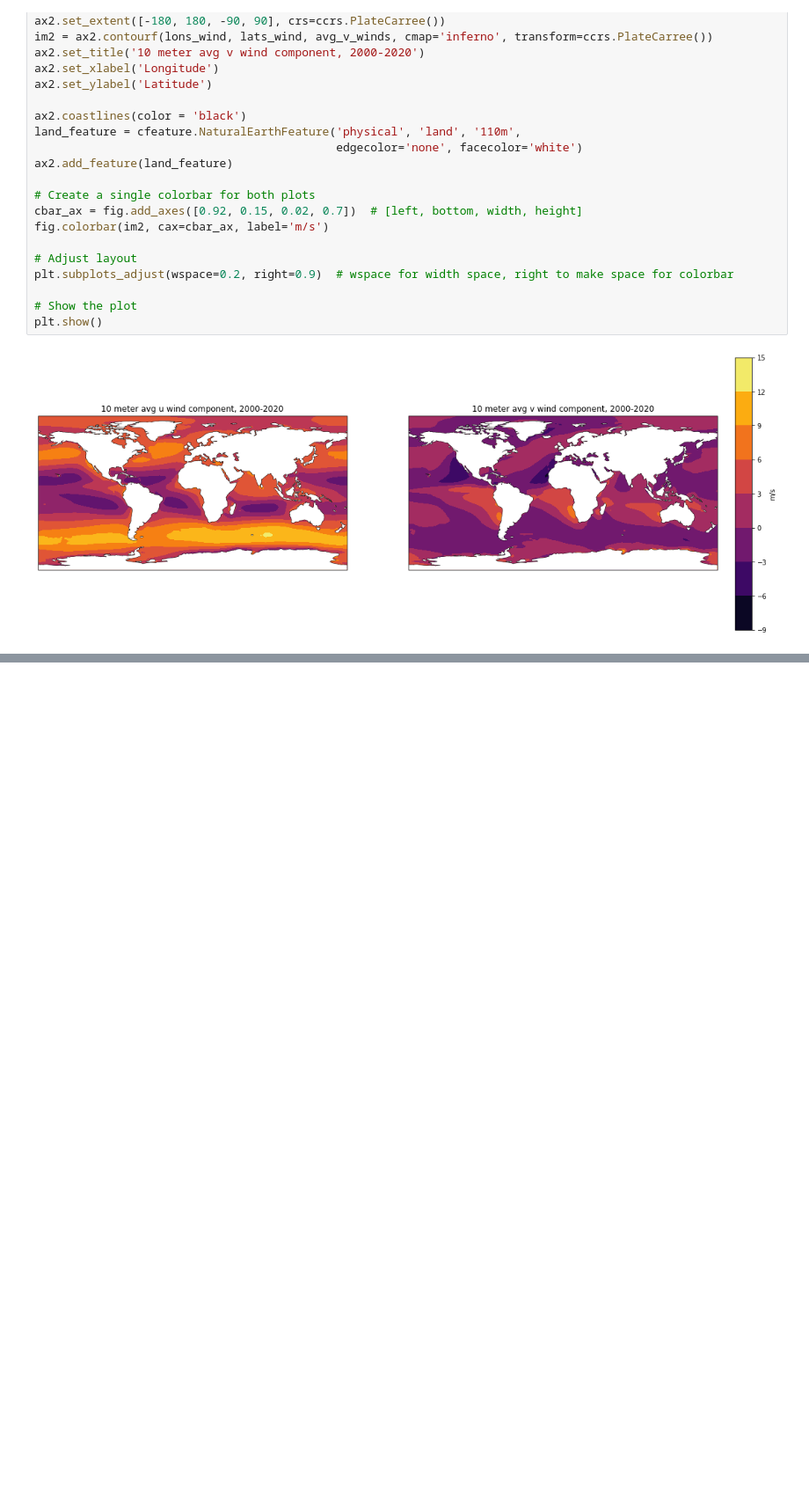
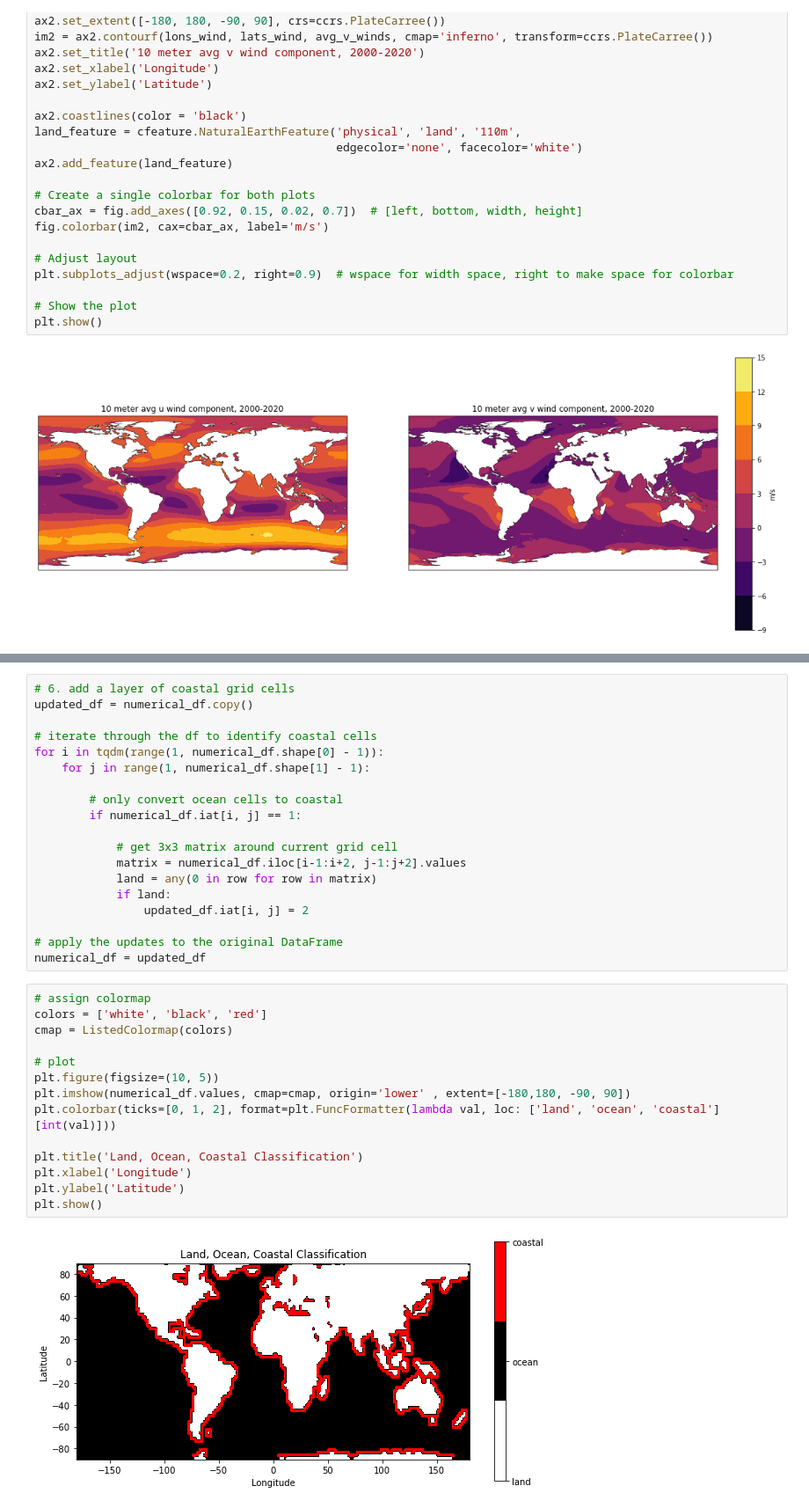
Before and after one commit to GHOpenonic/global-drifter-program, a Jupyter notebook: wind_connectivity/coastal_wind_cells.ipynb, the cells around one changed output, grey strips where cells are left out. Shown at 88% size. Saved outputs shown, nothing was run; the diff lists cells and outputs as text; blank space fills up the shorter version.

```diff
--- a/wind_connectivity/coastal_wind_cells.ipynb
+++ b/wind_connectivity/coastal_wind_cells.ipynb
@@ -217 +188,36 @@ plt.show()
+# %%
+# 6. add a layer of coastal grid cells
+updated_df = numerical_df.copy()
+
+# iterate through the df to identify coastal cells
+for i in tqdm(range(1, numerical_df.shape[0] - 1)):
+    for j in range(1, numerical_df.shape[1] - 1):
+
+        # only convert ocean cells to coastal
+        if numerical_df.iat[i, j] == 1:
+
+            # get 3x3 matrix around current grid cell
+            matrix = numerical_df.iloc[i-1:i+2, j-1:j+2].values
+            land = any(0 in row for row in matrix)
+            if land:
+                updated_df.iat[i, j] = 2
+
+# apply the updates to the original DataFrame
+numerical_df = updated_df
+# %%
+# assign colormap
+colors = ['white', 'black', 'red']
+cmap = ListedColormap(colors)
+
+# plot
+plt.figure(figsize=(10, 5))
+plt.imshow(numerical_df.values, cmap=cmap, origin='lower' , extent=[-180,180, -90, 90])
+plt.colorbar(ticks=[0, 1, 2], format=plt.FuncFormatter(lambda val, loc: ['land', 'ocean', 'coastal'][int(val)]))
+
+plt.title('Land, Ocean, Coastal Classification')
+plt.xlabel('Longitude')
+plt.ylabel('Latitude')
+plt.show()
+# %% [output]
+[figure, added]
 # %%
```
Also changed, not shown: parts of 12 cells of this notebook, 1 other file.
